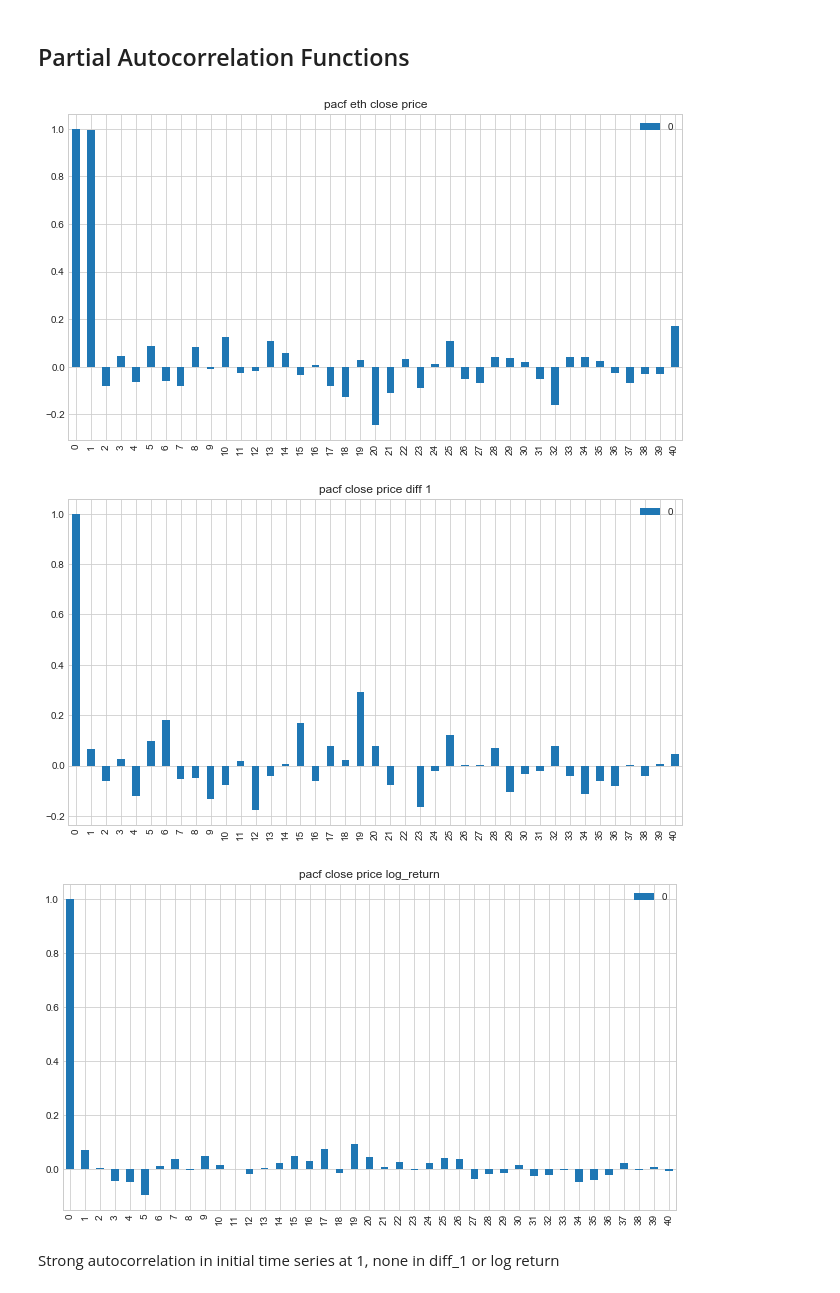
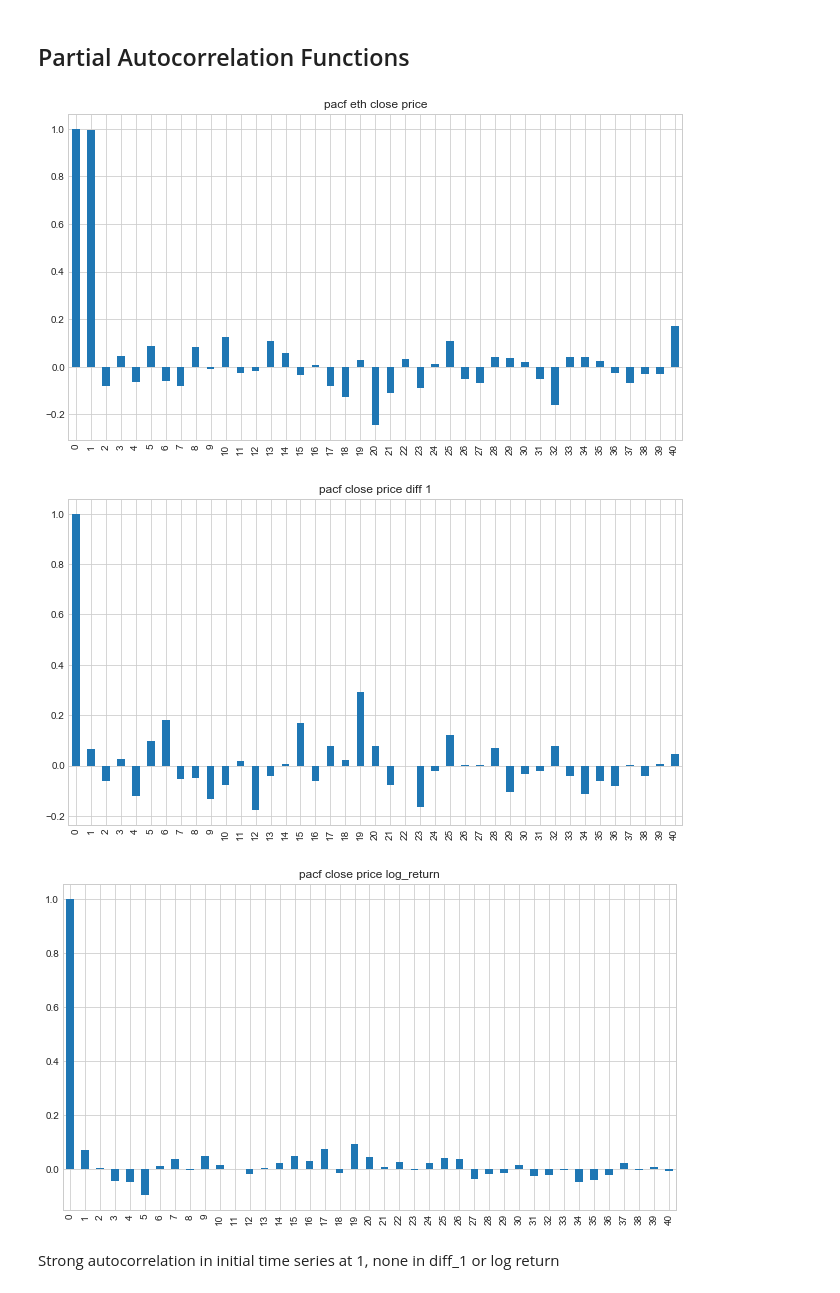
Before and after one commit to brianmcguckin/thinkful_unit_06_specializations, a Jupyter notebook: 06_01_06_challenge_time_series_analysis.ipynb, the cells around one changed output. Cells and saved outputs as stored; diff of their text form; code cells hidden in the pictures.

```diff
--- a/06_01_06_challenge_time_series_analysis.ipynb
+++ b/06_01_06_challenge_time_series_analysis.ipynb
@@ -127,24 +127,24 @@ critical vals {'1%': -3.4375643702748078, '5%': -2.8647248254388096, '10%': -2.5
 # %%
 from statsmodels.tsa.stattools import pacf
 
 x_acf = pd.DataFrame(pacf(eth_price.Close))
-x_acf.plot(kind='bar', figsize=(11,6))
+x_acf.plot(kind='bar', figsize=(11,6), legend=False)
 plt.title('pacf eth close price')
 plt.show()
 
 x_acf2 = pd.DataFrame(pacf(eth_price.diff_1[1:]))
-x_acf2.plot(kind='bar', figsize=(11,6))
+x_acf2.plot(kind='bar', figsize=(11,6), legend=False)
 plt.title('pacf close price diff 1')
 plt.show()
 
 x_acf3 = pd.DataFrame(pacf(eth_price.log_return[1:]))
-x_acf3.plot(kind='bar', figsize=(11,6))
+x_acf3.plot(kind='bar', figsize=(11,6), legend=False)
 plt.title('pacf close price log_return')
 plt.show()
 # %% [output]
-[figure, old version]
+[figure, new version]
-[figure, old version]
+[figure, new version]
-[figure, old version]
+[figure, new version]
 # %% [markdown]
 Strong autocorrelation in initial time series at 1, none in diff_1 or log return
 # %% [markdown]
```
Also changed, not shown: parts of 9 cells of this notebook, 1 other file.
